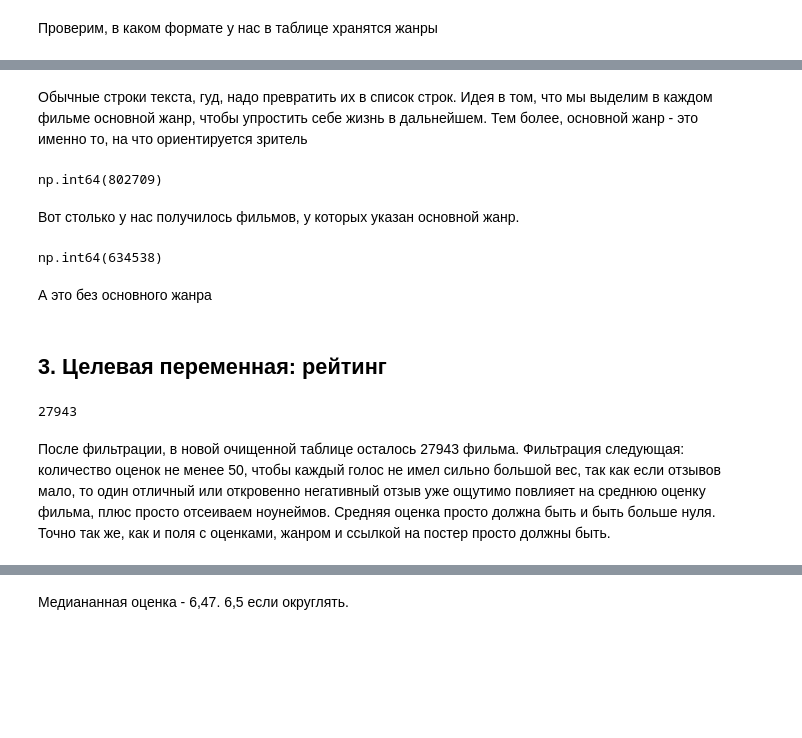
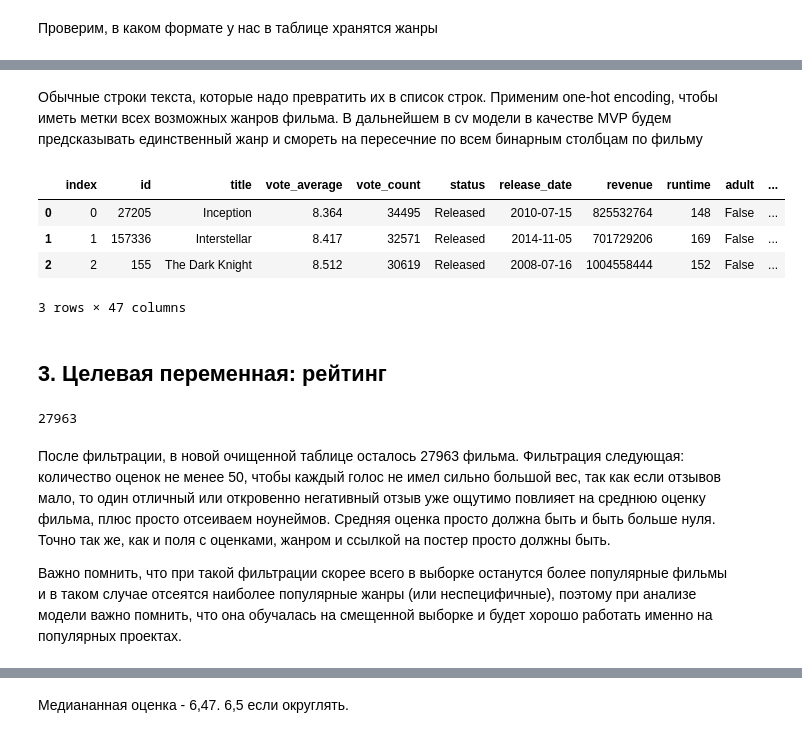
Before and after one commit to voaad/GP5-TEAM3, a Jupyter notebook: notebooks/01_eda.ipynb, the cells around one changed output, grey strips where cells are left out. Cells and saved outputs as stored; diff of their text form; code cells hidden in the pictures; blank space fills up the shorter version.

Commit message:
Доработка EDA: доработка дубликатов и кодирования жанров

```diff
--- a/notebooks/01_eda.ipynb
+++ b/notebooks/01_eda.ipynb
@@ -105,42 +175,40 @@ Name: genres, Length: 1437247, dtype: object>
 # %% [markdown]
-Обычные строки текста, гуд, надо превратить их в список строк. Идея в том, что мы выделим в каждом фильме основной жанр, чтобы упростить себе жизнь в дальнейшем. Тем более, основной жанр - это именно то, на что ориентируется зритель
+Обычные строки текста, которые надо превратить их в список строк. Применим one-hot encoding, чтобы иметь метки всех возможных жанров фильма. В дальнейшем в cv модели в качестве MVP будем предсказывать единственный жанр и смореть на пересечние по всем бинарным столбцам по фильму
-# %%
-df['genres_list'] = df['genres'].fillna('').str.split(', ')
-
-mask = df['genres'].isna() | (df['genres'] == '')
-df.loc[mask, 'genres_list'] = pd.Series([[]] * mask.sum(), index=df.index[mask])
-
-df['primary_genre'] = df['genres_list'].str[0]
-df['n_genres'] = df['genres_list'].str.len()
-
-df['primary_genre'].notna().sum()
-# %% [output]
-np.int64(802709)
-# %% [markdown]
-Вот столько у нас получилось фильмов, у которых указан основной жанр.
-# %%
-df['primary_genre'].isna().sum()
-# %% [output]
-np.int64(634538)
-# %% [markdown]
-А это без основного жанра
+# %%
+all_genres = df["genres"].fillna('').str.split(', ').explode().unique()
+df['genres_list'] = df['genres'].fillna('').str.split(', ')
+
+for genre in all_genres:
+    df[f'genre_{genre}'] = df['genres_list'].apply(lambda x: 1 if genre in x else 0)
+
+df.head(3)
+# %% [output]
+|  | index | id | title | vote_average | vote_count | status | release_date | revenue | runtime | adult | ... |
+| 0 | 0 | 27205 | Inception | 8.364 | 34495 | Released | 2010-07-15 | 825532764 | 148 | False | ... |
+| 1 | 1 | 157336 | Interstellar | 8.417 | 32571 | Released | 2014-11-05 | 701729206 | 169 | False | ... |
+| 2 | 2 | 155 | The Dark Knight | 8.512 | 30619 | Released | 2008-07-16 | 1004558444 | 152 | False | ... |
+3 rows × 47 columns
 # %% [markdown]
 ## 3. Целевая переменная: рейтинг
 # %%
+genre_cols = [col for col in df.columns if col.startswith('genre_')]
+
 df_clean = df[
     (df['vote_count'] >= 50) &
     (df['vote_average'] > 0) &
     df['vote_average'].notna() &
     df['vote_count'].notna() &
-    df['primary_genre'].notna() &
+    df[genre_cols].any(axis=1) &
     df['poster_path'].notna()
 ]
 
 len(df_clean)
 # %% [output]
-27943
+27963
 # %% [markdown]
-После фильтрации, в новой очищенной таблице осталось 27943 фильма. Фильтрация следующая: количество оценок не менее 50, чтобы каждый голос не имел сильно большой вес, так как если отзывов мало, то один отличный или откровенно негативный отзыв уже ощутимо повлияет на среднюю оценку фильма, плюс просто отсеиваем ноунеймов. Средняя оценка просто должна быть и быть больше нуля. Точно так же, как и поля с оценками, жанром и ссылкой на постер просто должны быть.
+После фильтрации, в новой очищенной таблице осталось 27963 фильма. Фильтрация следующая: количество оценок не менее 50, чтобы каждый голос не имел сильно большой вес, так как если отзывов мало, то один отличный или откровенно негативный отзыв уже ощутимо повлияет на среднюю оценку фильма, плюс просто отсеиваем ноунеймов. Средняя оценка просто должна быть и быть больше нуля. Точно так же, как и поля с оценками, жанром и ссылкой на постер просто должны быть.
+
+Важно помнить, что при такой фильтрации скорее всего в выборке останутся более популярные фильмы и в таком случае отсеятся наиболее популярные жанры (или неспецифичные), поэтому при анализе модели важно помнить, что она обучалась на смещенной выборке и будет хорошо работать именно на популярных проектах.
 # %%
 df_clean['vote_average'].describe()
 # %% [output]
```
Also changed, not shown: parts of 37 cells of this notebook.
